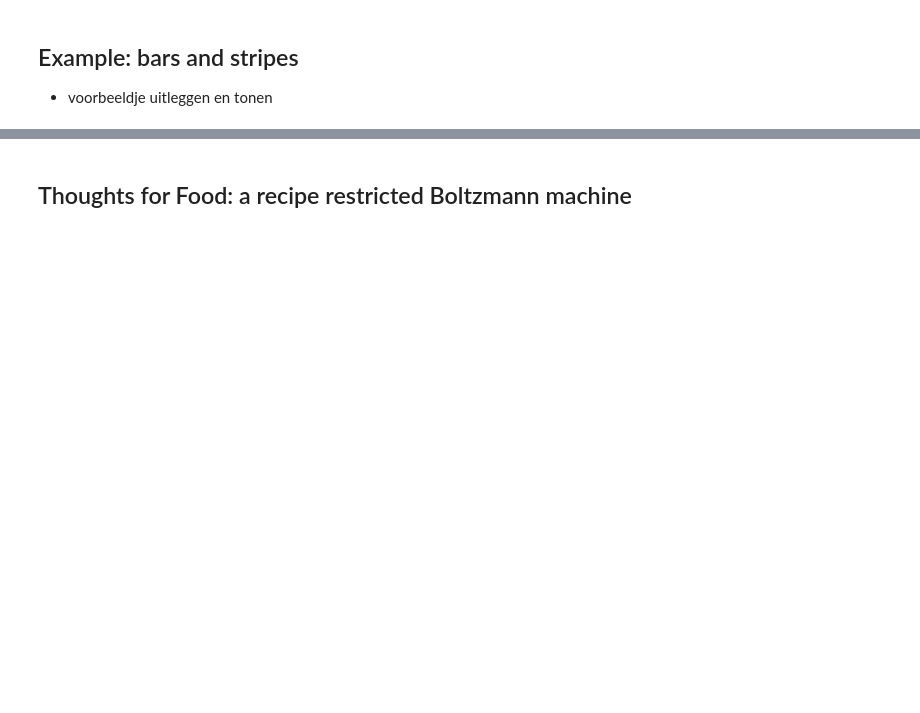
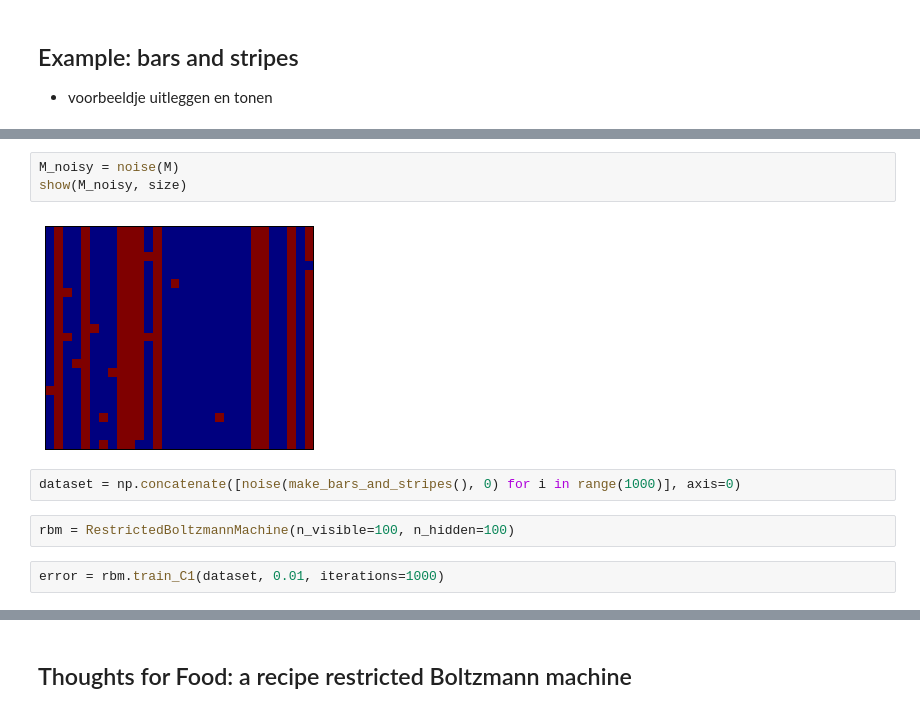
Before and after one commit to MichielStock/Just_for_fun, a Jupyter notebook: RestrictedBoltzmanMachine/RBM_blogpost.ipynb, the cells around one changed output, grey strips where cells are left out. Cells and saved outputs as stored; diff of their text form; blank space fills up the shorter version.

```diff
--- a/RestrictedBoltzmanMachine/RBM_blogpost.ipynb
+++ b/RestrictedBoltzmanMachine/RBM_blogpost.ipynb
@@ -32,0 +65,11 @@ Unfortunately, to calculate this partition function (and hence calculate probabi
+# %%
+M_noisy = noise(M)
+show(M_noisy, size)
+# %% [output]
+[figure, added]
+# %%
+dataset = np.concatenate([noise(make_bars_and_stripes(), 0) for i in range(1000)], axis=0)
+# %%
+rbm = RestrictedBoltzmannMachine(n_visible=100, n_hidden=100)
+# %%
+error = rbm.train_C1(dataset, 0.01, iterations=1000)
```
Also changed, not shown: parts of 9 cells of this notebook, 2 other files.
